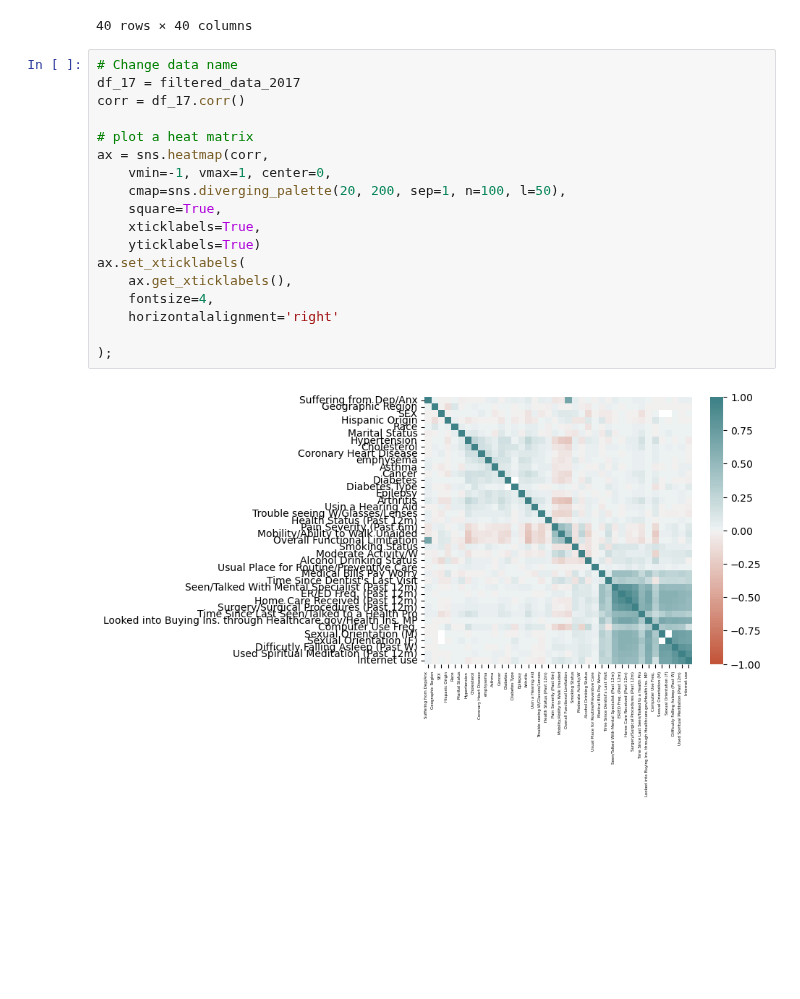
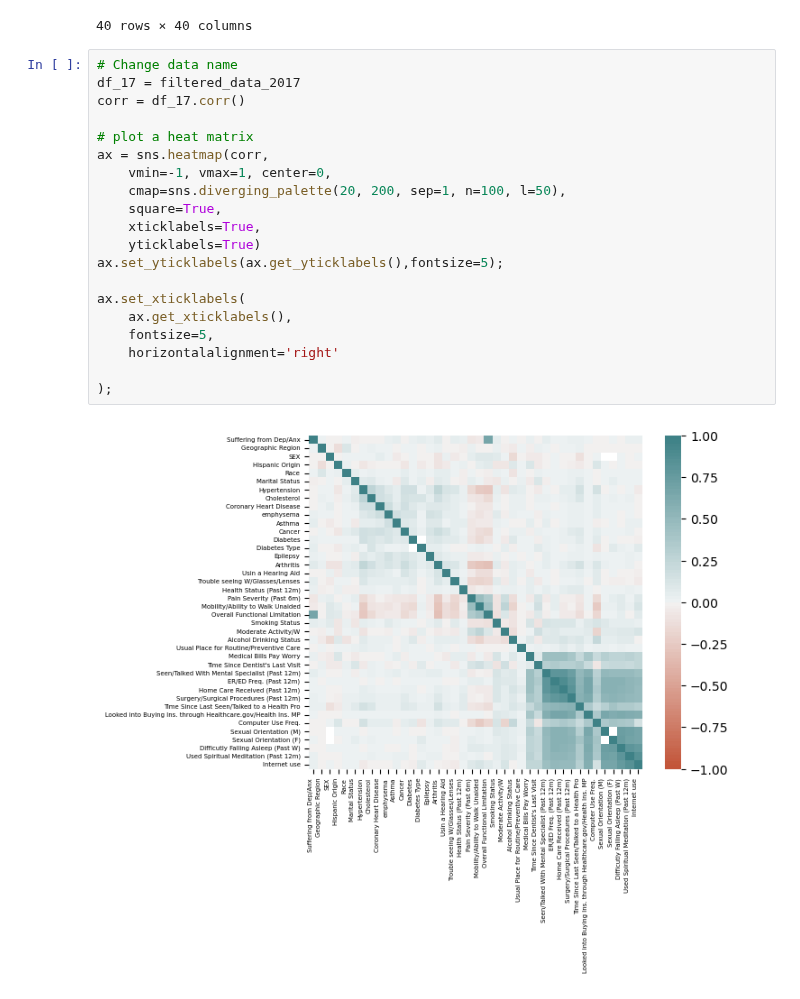
Before and after one commit to ShipraGupta16/Project_1, a Jupyter notebook: cdc_codes.ipynb, the cells around one changed output. Drawn from its saved outputs; the diff is of its cells as text; blank space fills up the shorter version.

```diff
--- a/cdc_codes.ipynb
+++ b/cdc_codes.ipynb
@@ -136,20 +139,22 @@ filtered_data_2017.corr()
 # %%
 # Change data name
 df_17 = filtered_data_2017
 corr = df_17.corr()
 
 # plot a heat matrix
 ax = sns.heatmap(corr,
     vmin=-1, vmax=1, center=0,
     cmap=sns.diverging_palette(20, 200, sep=1, n=100, l=50),
     square=True,
     xticklabels=True,
     yticklabels=True)
+ax.set_yticklabels(ax.get_yticklabels(),fontsize=5);
+
 ax.set_xticklabels(
     ax.get_xticklabels(),
-    fontsize=4,
+    fontsize=5,
     horizontalalignment='right'
 
 );
 # %% [output]
-[figure, old version]
+[figure, new version]
```
Also changed, not shown: parts of 20 cells of this notebook.
